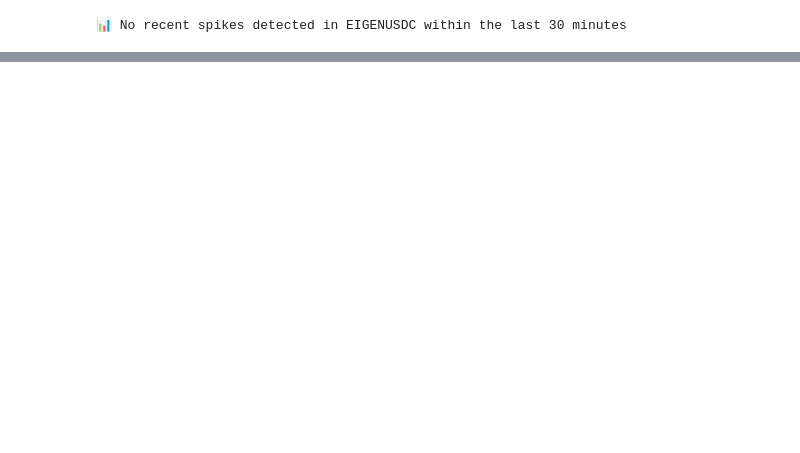
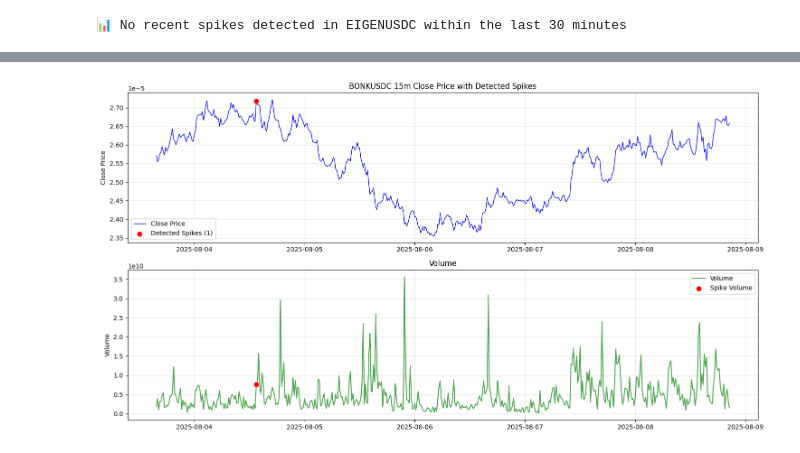
Before and after one commit to carkod/binbot-notebooks, a Jupyter notebook: spike_hunter.ipynb, the cells around one changed output, grey strips where cells are left out. Saved outputs shown, nothing was run; the diff lists cells and outputs as text; code cells hidden in the pictures; blank space fills up the shorter version.

```diff
--- a/spike_hunter.ipynb
+++ b/spike_hunter.ipynb
@@ -815,15 +809,15 @@ class SpikeHunter:
 
 # Initialize with conservative settings optimized for CFXUSDC
 hunter = SpikeHunter(
-    price_threshold=0.020,  # 2.0% minimum price move (conservative for microcap)
-    volume_threshold=2.0,   # 100% above average volume
+    price_threshold=0.012,
+    volume_threshold=1.3,
     momentum_threshold=0.015,  # 1.5% momentum threshold
     window=12,  # 12-period lookback
     rsi_oversold=30,  # RSI oversold level
 )
 
-# Analyze EIGENUSDC
-symbol = "EIGENUSDC"
+# Analyze SLFUSDC
+symbol = "SLFUSDC"
 print(f"🎯 PRODUCTION SPIKE ANALYSIS FOR {symbol}")
 print("=" * 60)
 
@@ -905,7 +899,7 @@ import warnings
 
 warnings.filterwarnings("ignore")
 
-symbol = "SPKUSDC"
+symbol = "SLFUSDC"
 
 
 class SpikeHunter:
@@ -1193,0 +1239,73 @@ except Exception as e:
+# %%
+# === Use production SpikeHunter to predict on a random active symbol ===
+import random
+import matplotlib.pyplot as plt
+
+# Pick a random symbol from the active symbols
+if not active_symbols:
+    print("No active symbols available.")
+else:
+    random_symbol = random.choice(active_symbols)
+    print(f"\n🔮 Running production SpikeHunter prediction for random symbol: {random_symbol}")
+
+    # Initialize production SpikeHunter with same settings as before
+    prod_hunter = SpikeHunter(
+        price_threshold=0.020,
+        volume_threshold=2.0,
+        momentum_threshold=0.015,
+        window=12,
+        rsi_oversold=30,
+    )
+
+    try:
+        # Fetch fresh data for the random symbol
+        df_pred, summary_pred = prod_hunter.run_analysis(random_symbol, interval="15m", limit=500, verbose=True)
+
+        # Show detected spikes
+        spikes_pred = df_pred[df_pred["spike_signal"] == 1]
+        if not spikes_pred.empty:
+            print(f"\n🔥 Detected {len(spikes_pred)} spikes for {random_symbol}:")
+            print(spikes_pred[["timestamp", "close", "price_change", "volume_ratio", "spike_type", "signal_strength"]].tail(10))
+        else:
+            print(f"No spikes detected for {random_symbol}.")
+
+        # --- Plot detected spikes as previously ---
+        plt.figure(figsize=(15, 8))
+        # Price plot
+        plt.subplot(2, 1, 1)
+        plt.plot(df_pred["timestamp"], df_pred["close"], label="Close Price", color="blue", linewidth=1)
+        spike_indices = df_pred.index[df_pred["spike_signal"] == 1]
+        if len(spike_indices) > 0:
+            plt.scatter(
+                df_pred.loc[spike_indices, "timestamp"],
+                df_pred.loc[spike_indices, "close"],
+                color="red",
+                label=f"Detected Spikes ({len(spike_indices)})",
+                zorder=5,
+                s=50,
+            )
+        plt.title(f"{random_symbol} 15m Close Price with Detected Spikes")
+        plt.ylabel("Close Price")
+        plt.legend()
+        plt.grid(True, alpha=0.3)
+        # Volume plot
+        plt.subplot(2, 1, 2)
+        plt.plot(df_pred["timestamp"], df_pred["volume"], label="Volume", color="green", alpha=0.7)
+        if len(spike_indices) > 0:
+            plt.scatter(
+                df_pred.loc[spike_indices, "timestamp"],
+                df_pred.loc[spike_indices, "volume"],
+                color="red",
+                label="Spike Volume",
+                zorder=5,
+                s=50,
+            )
+        plt.title("Volume")
+        plt.ylabel("Volume")
+        plt.legend()
+        plt.grid(True, alpha=0.3)
+        plt.tight_layout()
+        plt.show()
+    except Exception as e:
+        print(f"❌ Error running prediction for {random_symbol}: {e}")
+# %% [output]
@@ -1193,0 +1329 @@ except Exception as e:
+[figure, added]
```
Also changed, not shown: parts of 6 cells of this notebook, 2 other files.
